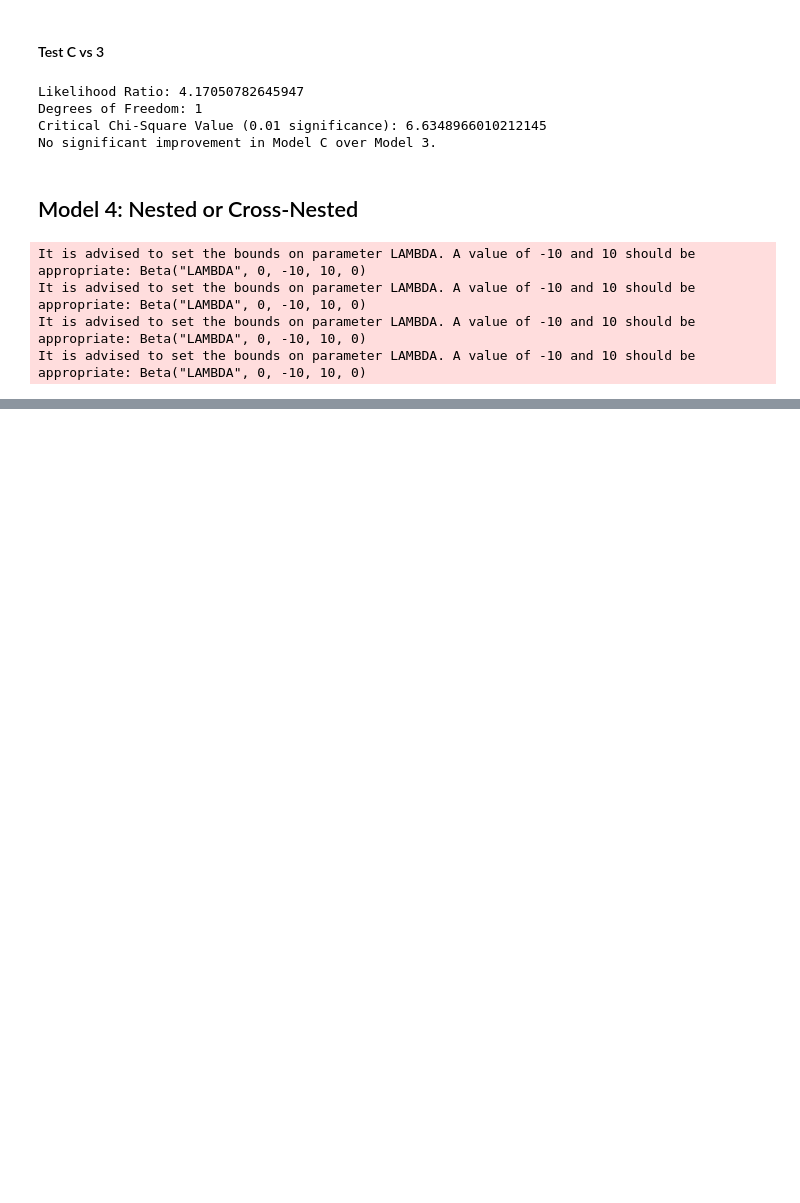
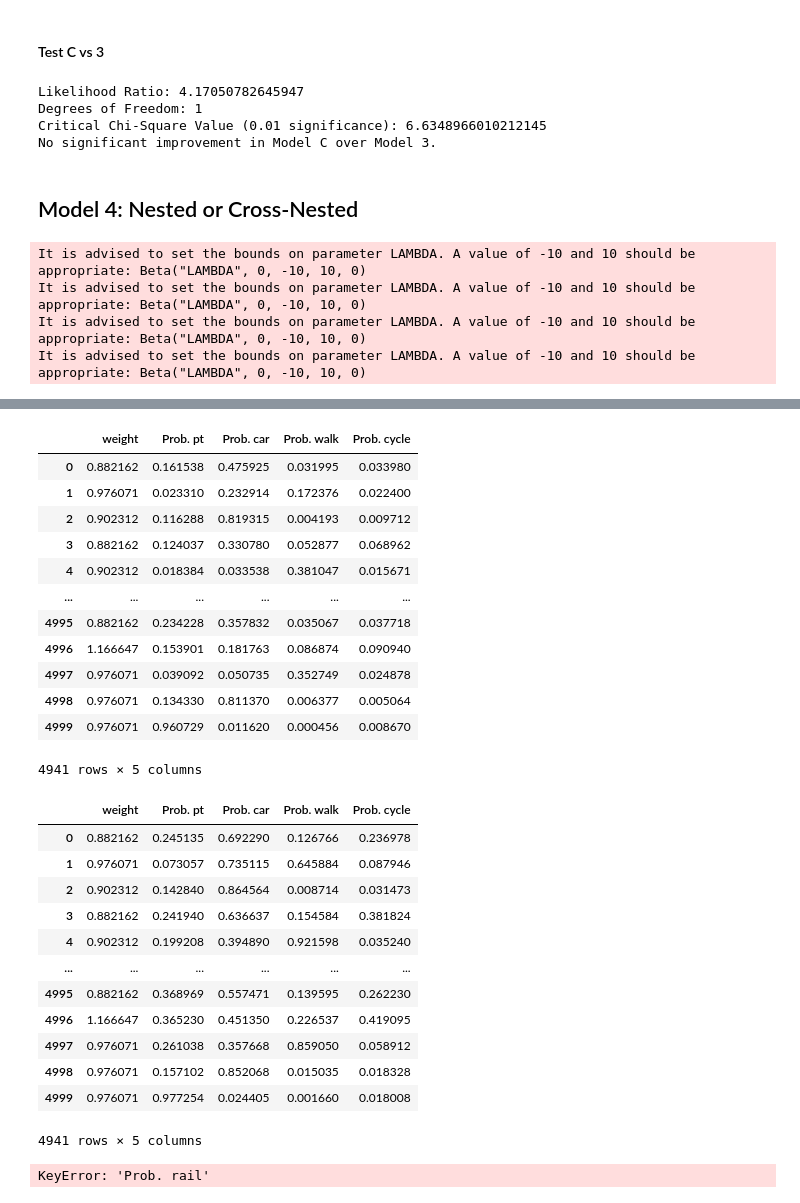
Before and after one commit to jayati-17/Discrete_choice_modelling, a Jupyter notebook: nb_mathieu.ipynb, the cells around one changed output, grey strips where cells are left out. Drawn from its saved outputs; the diff is of its cells as text; code cells hidden in the pictures; blank space fills up the shorter version.

```diff
--- a/nb_mathieu.ipynb
+++ b/nb_mathieu.ipynb
@@ -823,0 +826,30 @@ display(pd_results_m4)
+# %%
+populations = {
+    'female_45_less': 2841376,
+    'female_45_or_more': 1519948,
+    'male_45_less': 2929408,
+    'male_45_or_more': 1379198,
+}
+
+total_pop = sum(populations.values())
+
+filters = {
+    'male_45_or_more': (data_filtered.age >= 45) & (data_filtered.female == 0),
+    'male_45_less': (data_filtered.age < 45) & (data_filtered.female == 0),
+    'female_45_or_more': (data_filtered.age >= 45) & (data_filtered.female == 1),
+    'female_45_less': (data_filtered.age < 45) & (data_filtered.female == 1),
+}
+
+sample_segments = {
+    segment_name: segment_rows.sum() for segment_name, segment_rows in filters.items()
+}
+print(sample_segments)
+
+total_sample = sum(sample_segments.values())
+print(f'Sample size: {total_sample}')
+
+weights = {
+    segment_name: populations[segment_name] * total_sample / (segment_size * total_pop)
+    for segment_name, segment_size in sample_segments.items()
+}
+print(weights)
@@ -823,0 +943,39 @@ display(pd_results_m4)
+# %%
+model_4.bootstrap_samples = 100
+results_bootstrapping = model_4.estimate(run_bootstrap=True)
+
+betas = model_4.free_beta_names
+b = results_bootstrapping.get_betas_for_sensitivity_analysis(betas)
+left, right = biosim.confidence_intervals(b, 0.9)
+
+display(left)
+
+display(right)
+# %% [output]
+|  | weight | Prob. pt | Prob. car | Prob. walk | Prob. cycle |
+| 0 | 0.882162 | 0.161538 | 0.475925 | 0.031995 | 0.033980 |
+| 1 | 0.976071 | 0.023310 | 0.232914 | 0.172376 | 0.022400 |
+| 2 | 0.902312 | 0.116288 | 0.819315 | 0.004193 | 0.009712 |
+| 3 | 0.882162 | 0.124037 | 0.330780 | 0.052877 | 0.068962 |
+| 4 | 0.902312 | 0.018384 | 0.033538 | 0.381047 | 0.015671 |
+| ... | ... | ... | ... | ... | ... |
+| 4995 | 0.882162 | 0.234228 | 0.357832 | 0.035067 | 0.037718 |
+| 4996 | 1.166647 | 0.153901 | 0.181763 | 0.086874 | 0.090940 |
+| 4997 | 0.976071 | 0.039092 | 0.050735 | 0.352749 | 0.024878 |
+| 4998 | 0.976071 | 0.134330 | 0.811370 | 0.006377 | 0.005064 |
+| 4999 | 0.976071 | 0.960729 | 0.011620 | 0.000456 | 0.008670 |
+4941 rows × 5 columns
+|  | weight | Prob. pt | Prob. car | Prob. walk | Prob. cycle |
+| 0 | 0.882162 | 0.245135 | 0.692290 | 0.126766 | 0.236978 |
+| 1 | 0.976071 | 0.073057 | 0.735115 | 0.645884 | 0.087946 |
+| 2 | 0.902312 | 0.142840 | 0.864564 | 0.008714 | 0.031473 |
+| 3 | 0.882162 | 0.241940 | 0.636637 | 0.154584 | 0.381824 |
+| 4 | 0.902312 | 0.199208 | 0.394890 | 0.921598 | 0.035240 |
+| ... | ... | ... | ... | ... | ... |
+| 4995 | 0.882162 | 0.368969 | 0.557471 | 0.139595 | 0.262230 |
+| 4996 | 1.166647 | 0.365230 | 0.451350 | 0.226537 | 0.419095 |
+| 4997 | 0.976071 | 0.261038 | 0.357668 | 0.859050 | 0.058912 |
+| 4998 | 0.976071 | 0.157102 | 0.852068 | 0.015035 | 0.018328 |
+| 4999 | 0.976071 | 0.977254 | 0.024405 | 0.001660 | 0.018008 |
+4941 rows × 5 columns
+KeyError: 'Prob. rail'
```
Also changed, not shown: parts of 10 cells of this notebook, 46 other files.
